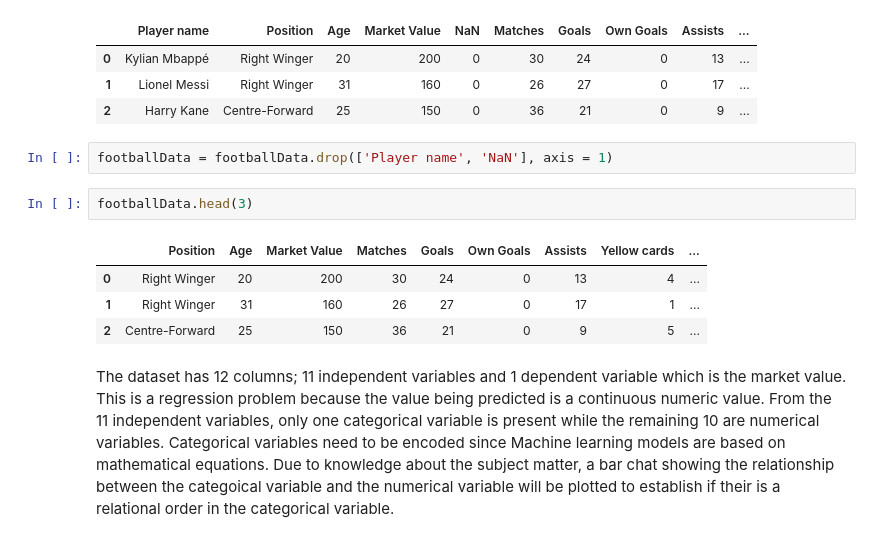
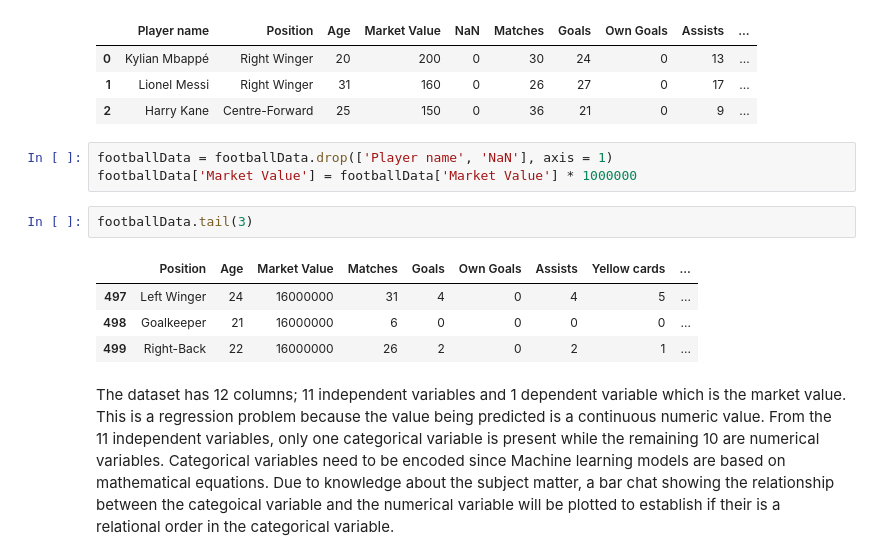
Before and after one commit to Ayoyiinka/Linear-Regression, a Jupyter notebook: marketValueRegression.ipynb, the cells around one changed output. Saved outputs shown, nothing was run; the diff lists cells and outputs as text.

```diff
--- a/marketValueRegression.ipynb
+++ b/marketValueRegression.ipynb
@@ -28,13 +28,14 @@ footballData.head(3)
 | 2 | Harry Kane | Centre-Forward | 25 | 150 | 0 | 36 | 21 | 0 | 9 | ... |
 # %%
 footballData = footballData.drop(['Player name', 'NaN'], axis = 1)
+footballData['Market Value'] = footballData['Market Value'] * 1000000
 # %%
-footballData.head(3)
+footballData.tail(3)
 # %% [output]
 |  | Position | Age | Market Value | Matches | Goals | Own Goals | Assists | Yellow cards | ... |
-| 0 | Right Winger | 20 | 200 | 30 | 24 | 0 | 13 | 4 | ... |
-| 1 | Right Winger | 31 | 160 | 26 | 27 | 0 | 17 | 1 | ... |
-| 2 | Centre-Forward | 25 | 150 | 36 | 21 | 0 | 9 | 5 | ... |
+| 497 | Left Winger | 24 | 16000000 | 31 | 4 | 0 | 4 | 5 | ... |
+| 498 | Goalkeeper | 21 | 16000000 | 6 | 0 | 0 | 0 | 0 | ... |
+| 499 | Right-Back | 22 | 16000000 | 26 | 2 | 0 | 2 | 1 | ... |
 # %% [markdown]
 The dataset has 12 columns; 11 independent variables and 1 dependent variable which is the market value. This is a regression problem because the value being predicted is a continuous numeric value. From the 11 independent variables, only one categorical variable is present while the remaining 10 are numerical variables. Categorical variables need to be encoded since Machine learning models are based on mathematical equations. Due to knowledge about the subject matter, a bar chat showing the relationship between the categoical variable and the numerical variable will be plotted to establish if their is a relational order in the categorical variable.
 # %%
```
Also changed, not shown: parts of 28 cells of this notebook.
